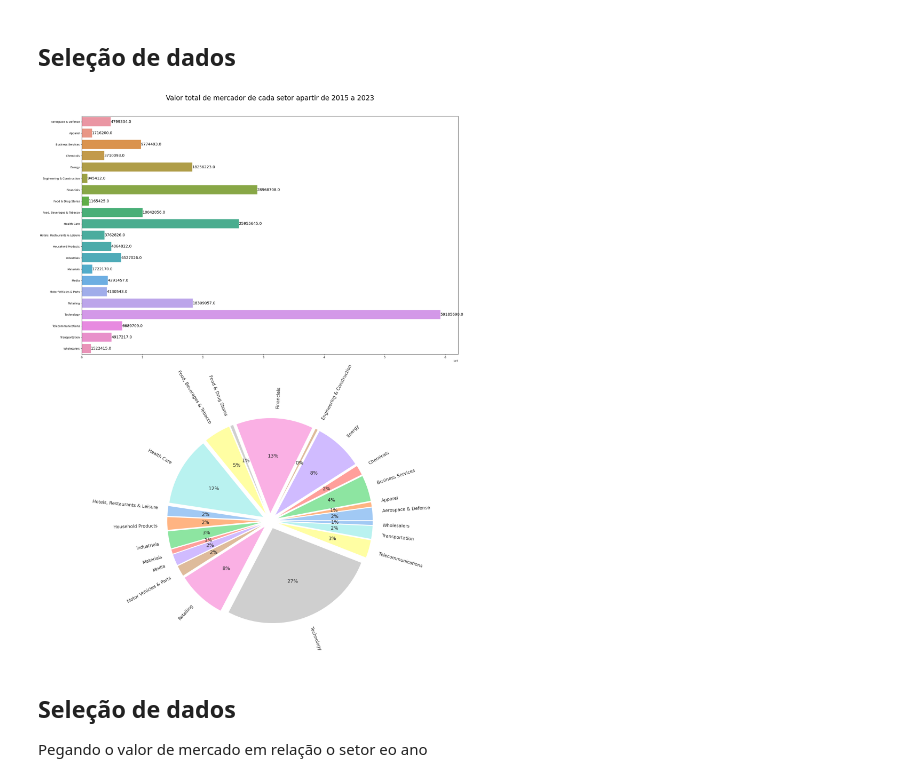
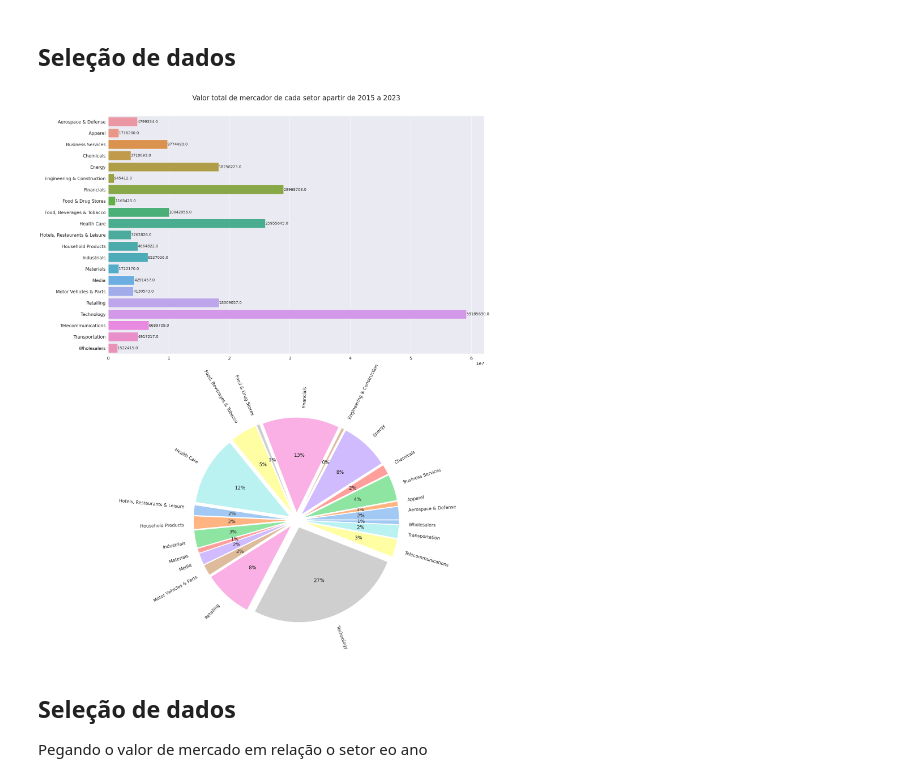
Before and after one commit to kaladabrio2020/AnalisandoFortunas, a Jupyter notebook: Analise.ipynb, the cells around one changed output. Saved outputs shown, nothing was run; the diff lists cells and outputs as text; code cells hidden in the pictures.

```diff
--- a/Analise.ipynb
+++ b/Analise.ipynb
@@ -239,30 +238,30 @@ dados = dataSetor2.groupby('setor')['valor_de_mercado_mi'].sum()
 # %%
 plt.figure(figsize=(55,35))
 # lembrar aumenta a escalar l
 plt.subplot(221)
+sea.set(font_scale=100)
 
 sea.barplot(y=dados.index.values,x=dados.values)
-sea.set_context("paper", font_scale=4.29)
 
 plt.title('Valor total de mercador de cada setor apartir de 2015 a 2023',fontsize=25,y=1.06)
 
 # Colocar anotacao no barplot
 ax = plt.gca()
 for p in ax.patches:
     ax.annotate("%.1f" % p.get_width(), (p.get_width(), p.get_y() + p.get_height() / 2.),
                 ha='left', va='center', xytext=(0, 0), textcoords='offset points',fontsize=14)
 
 colors = sea.color_palette('pastel')[0:len(dados)]
 plt.subplot(223)
 sea.set(font_scale=1.5)
 plt.pie( x = dados.values, labels = dados.index.values ,
         autopct = '%.0f%%',
         colors  = colors  ,
         explode = tuple([0.08 for i in range(len(dados))]),
         rotatelabels=13,)
 plt.show()
 # %% [output]
-[figure, old version]
+[figure, new version]
 # %% [markdown]
 ## Seleção de dados
 
```
Also changed, not shown: parts of 3 cells of this notebook, 5 other files.
